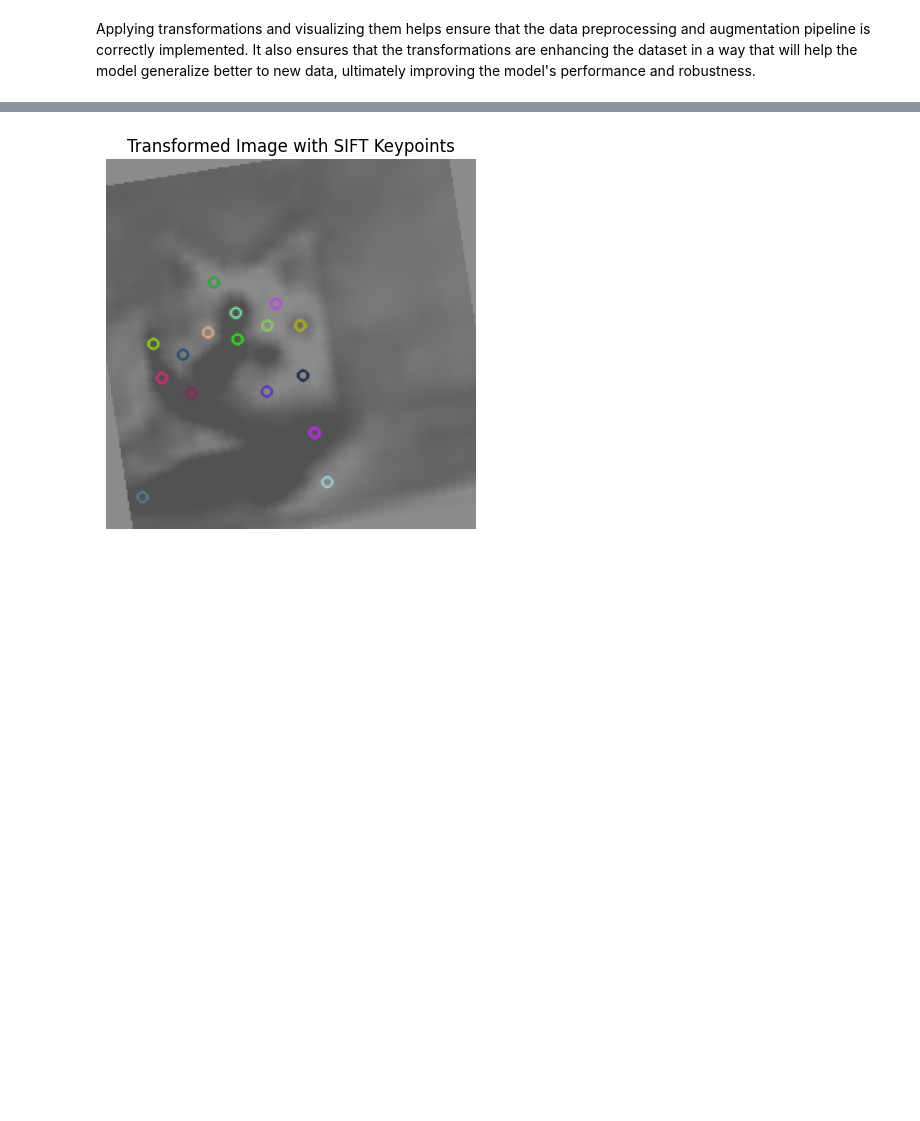
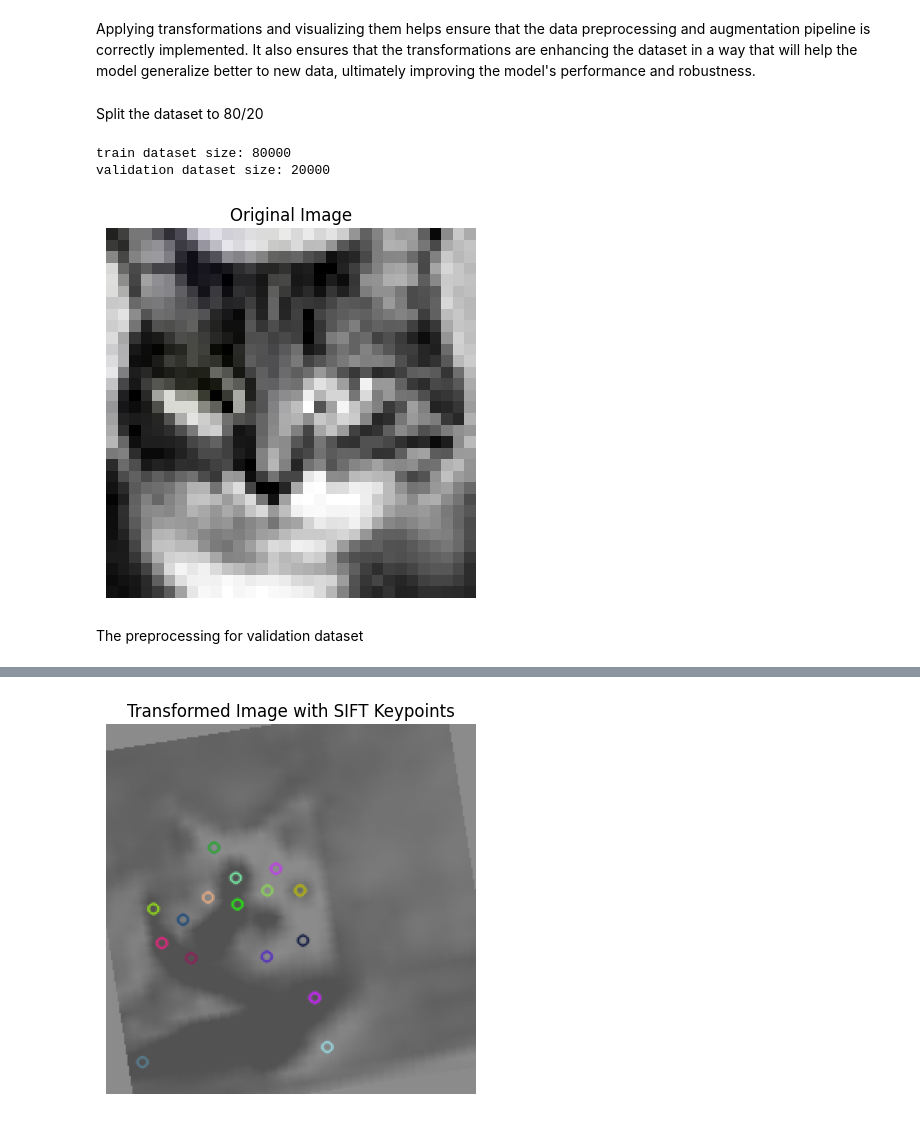
Before and after one commit to stefsyrsiri/synthetic-image-detection, a Jupyter notebook: Deep_Learning_Project.ipynb, the cells around one changed output, grey strips where cells are left out. Drawn from its saved outputs; the diff is of its cells as text; code cells hidden in the pictures; blank space fills up the shorter version.

```diff
--- a/Deep_Learning_Project.ipynb
+++ b/Deep_Learning_Project.ipynb
@@ -137,3 +139,34 @@ Applying transformations and visualizing them helps ensure that the data preproc
 and augmentation pipeline is correctly implemented.
 It also ensures that the transformations are enhancing the dataset in a way that will help the model generalize better to new data,
 ultimately improving the model's performance and robustness.
+# %% [markdown]
+Split the dataset to 80/20
+# %%
+len_img=len(train_dataset)
+len_train=int(0.8*len_img)
+len_val=len_img-len_train
+
+# Split Pytorch tensor
+train_dataset,val_dataset=random_split(train_dataset,
+                             [len_train,len_val]) # random split 80/20
+
+print("train dataset size:", len(train_dataset))
+print("validation dataset size:", len(val_dataset))
+# %% [output]
+train dataset size: 80000
+validation dataset size: 20000
+# %%
+img, label = val_dataset[1]
+
+# Convert PIL Image to numpy array
+img_np = np.array(img)
+
+# Visualize the original image
+plt.imshow(img_np)
+plt.axis('off')
+plt.title("Original Image")
+plt.show()
+# %% [output]
+[figure, added]
+# %% [markdown]
+The preprocessing for validation dataset
```
Also changed, not shown: parts of 12 cells of this notebook.
